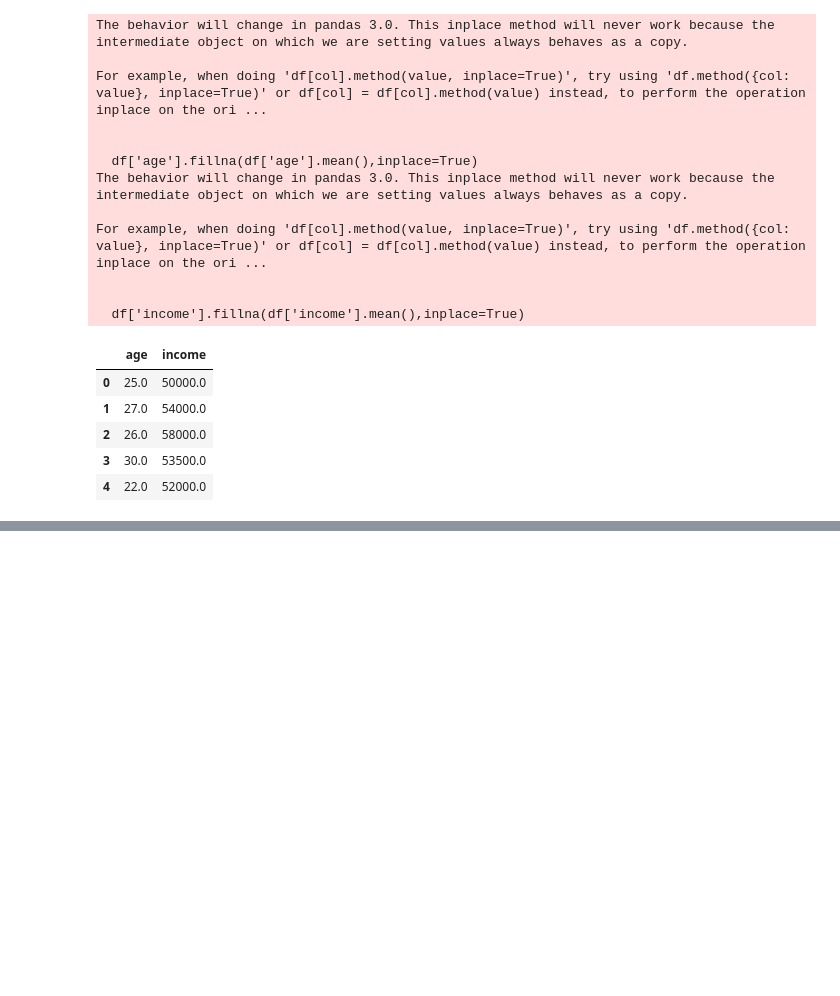
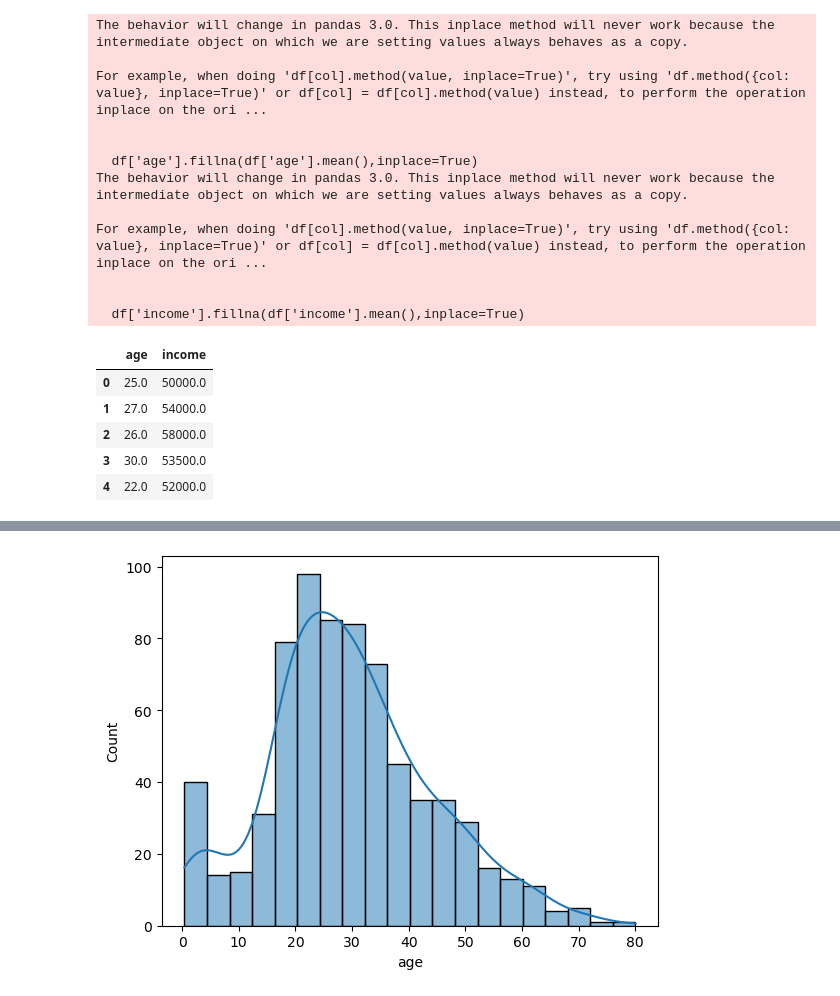
Before and after one commit to nikita98062/Python-Practice, a Jupyter notebook: data analysis coding interview questions.ipynb, the cells around one changed output, grey strips where cells are left out. Drawn from its saved outputs; the diff is of its cells as text; code cells hidden in the pictures; blank space fills up the shorter version.

```diff
--- a/data analysis coding interview questions.ipynb
+++ b/data analysis coding interview questions.ipynb
@@ -1888,0 +1918,7 @@ df
+# %%
+# age distribution
+
+sns.histplot(df['age'].dropna(),kde=True)
+plt.show()
+# %% [output]
+[figure, added]
```
Also changed, not shown: parts of 2 cells of this notebook.
